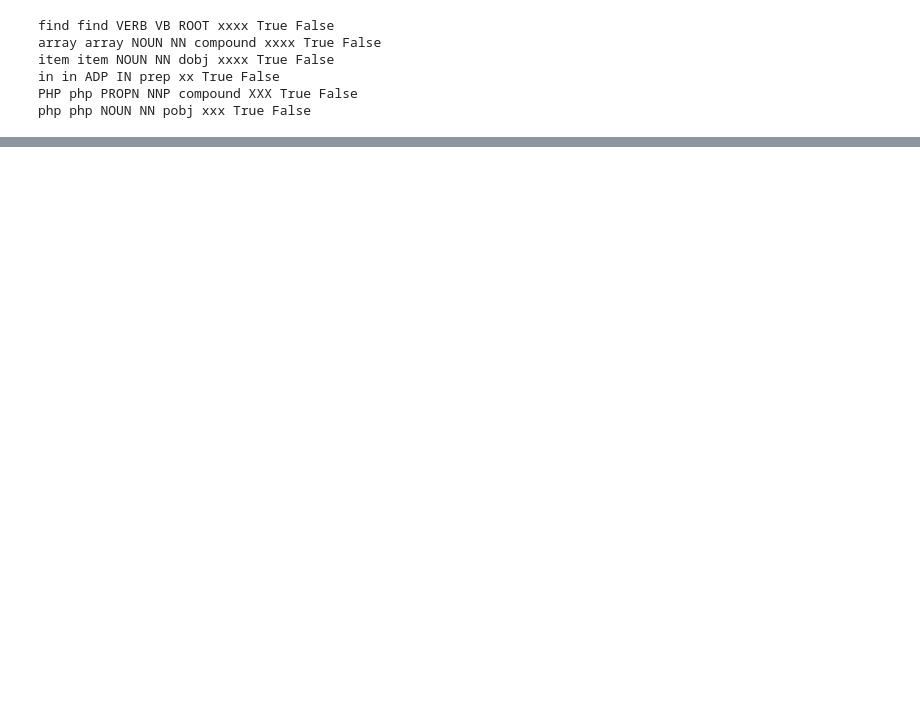
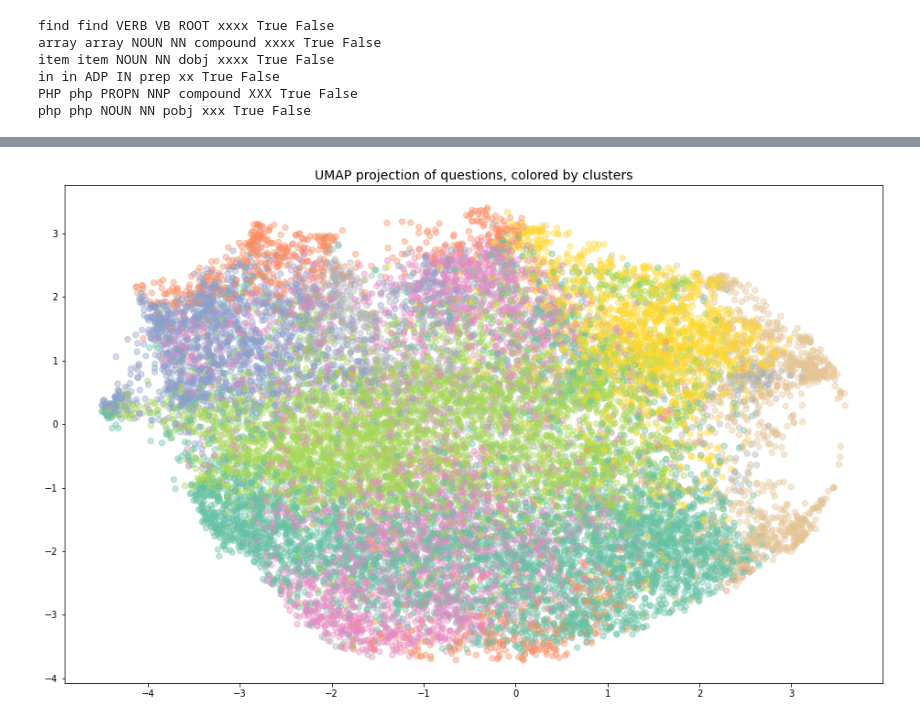
Before and after one commit to yl238/stackoverflow, a Jupyter notebook: notebooks/tokenization.ipynb, the cells around one changed output, grey strips where cells are left out. Drawn from its saved outputs; the diff is of its cells as text; code cells hidden in the pictures; blank space fills up the shorter version.

```diff
--- a/notebooks/tokenization.ipynb
+++ b/notebooks/tokenization.ipynb
@@ -37,5 +37,4 @@ df = pd.read_csv(FILE)
 # %%
-processed_tags = df['Tags'].apply(mkstr_tags)
-df['Tags'] = processed_tags
+from ast import literal_eval
+df['Tags'] = df['Tags'].apply(literal_eval)
 df['Score'] = df['Score'].astype(int)
-df['Data'] = df['Title'] + ' ' + df['Tags']
@@ -55,0 +41,2 @@ df.head(10)
+# %%
+df['full_text'] = df['Title'] + ' ' + df['Body']
@@ -99,0 +116,4 @@ php php NOUN NN pobj xxx True False
+# %%
+nlp = spacy.load('en_core_web_md', disable=["parser", "tagger", "ner", "textcat"])
+df["vectors"] = df["full_text"].apply(lambda x: nlp(x).vector)
+vectorized_features= np.vstack(df["vectors"])
@@ -99,0 +124,3 @@ php php NOUN NN pobj xxx True False
+# %%
+umap_embedder = umap.UMAP()
+umap_features = umap_embedder.fit_transform(vectorized_features)
@@ -99,0 +147,17 @@ php php NOUN NN pobj xxx True False
+# %%
+# Choose number of clusters and colormap
+n_clusters=10
+cmap = plt.get_cmap("Set2")
+fig = plt.figure(figsize=(16, 10))
+
+
+# Fit clustering algorithm to our vectorized features
+clus = KMeans(n_clusters=n_clusters, random_state=10)
+clusters = clus.fit_predict(vectorized_features)
+
+# Plot the dimentionality reduced features on a 2D plane
+plt.scatter(umap_features[:, 0], umap_features[:, 1],
+            c=[cmap(x/n_clusters) for x in clusters], s=40, alpha=.4)
+plt.title('UMAP projection of questions, colored by clusters', fontsize=14);
+# %% [output]
+[figure, added]
```
Also changed, not shown: parts of 26 cells of this notebook, 1 other file.
